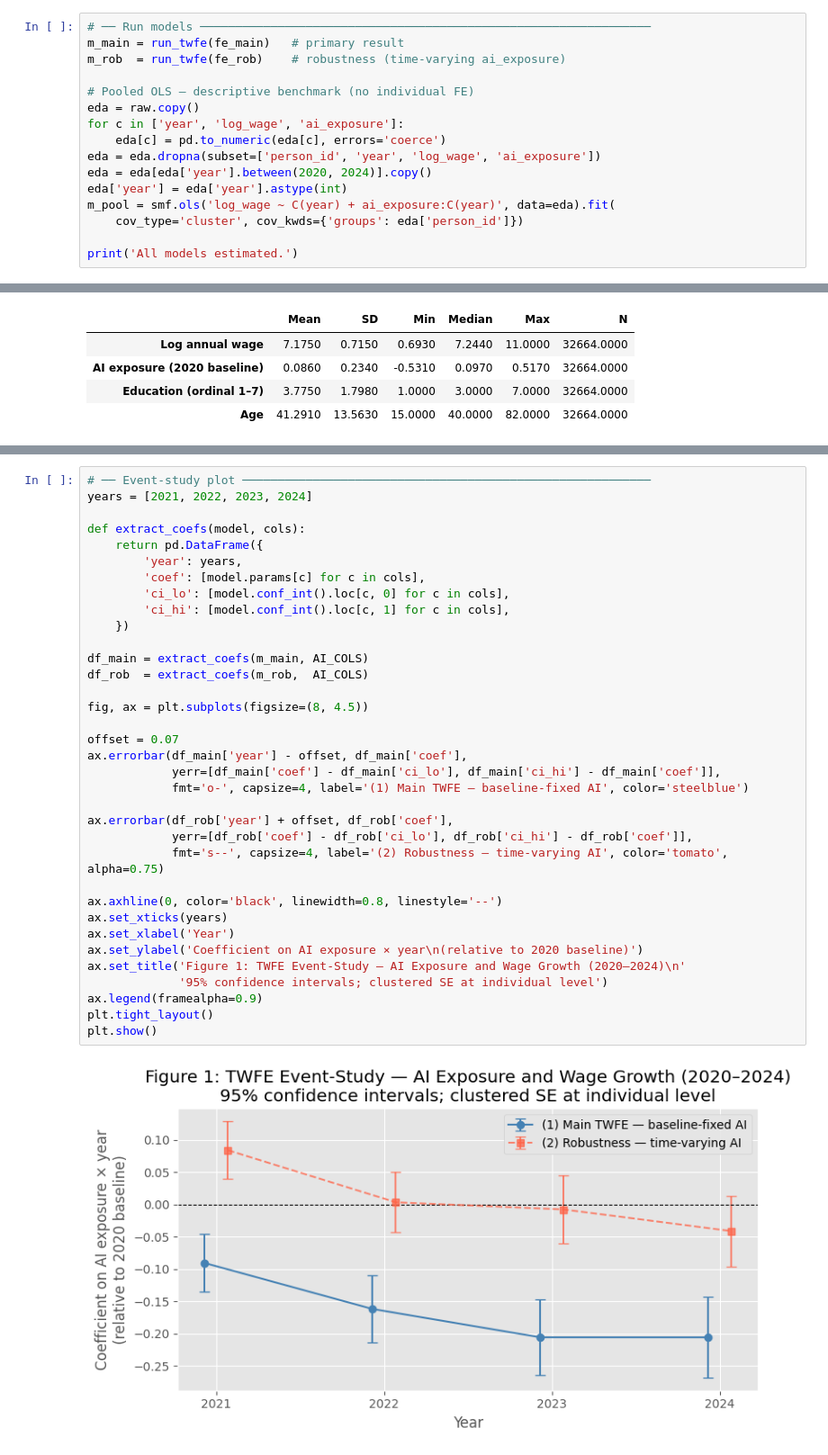
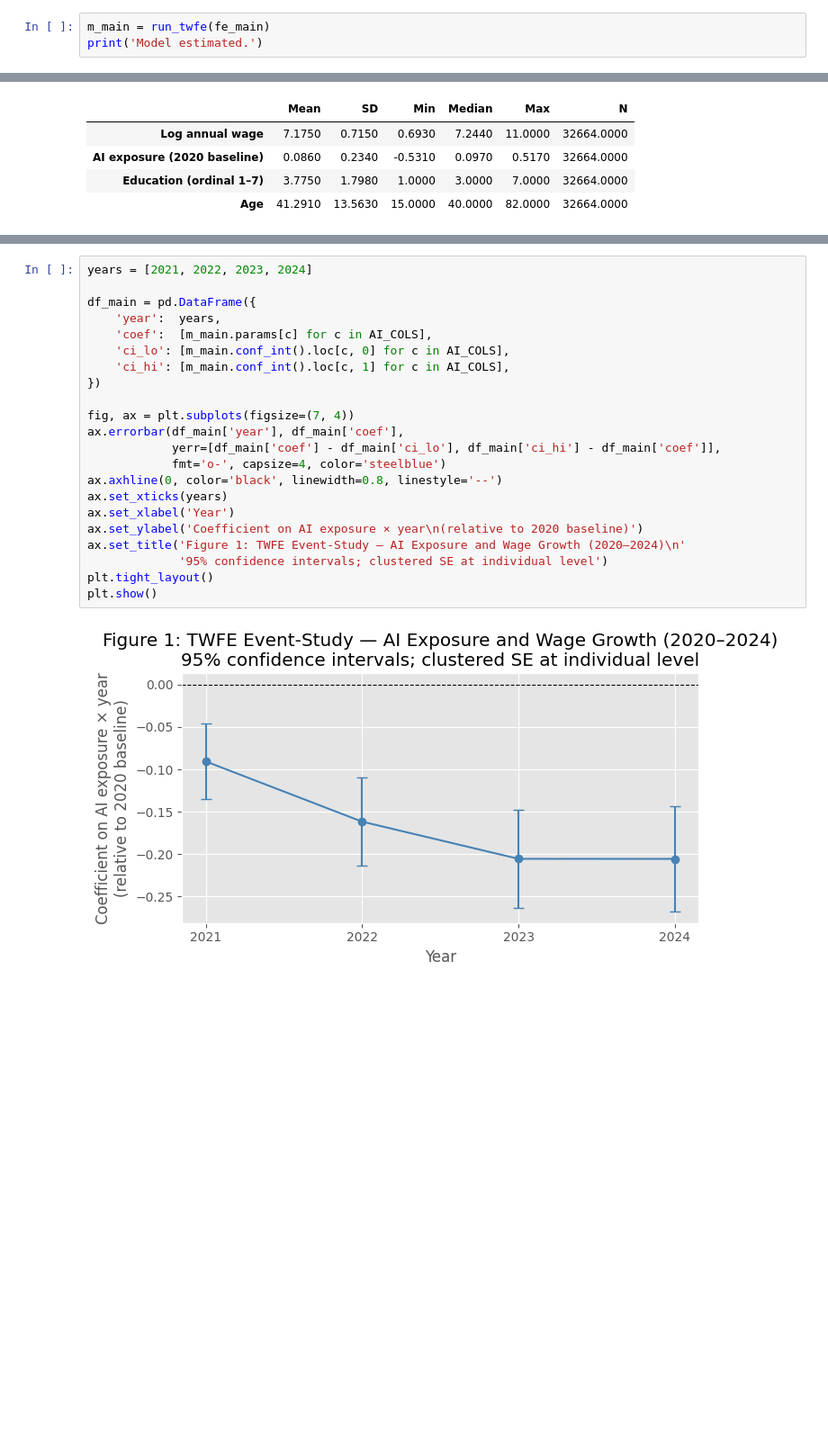
Before and after one commit to TingyingHuang/ECC3479-The-impact-of-AI-exposure-on-wage-growth, a Jupyter notebook: output/primary_analysis.ipynb, the cells around one changed output, grey strips where cells are left out. Shown at 90% size. Saved outputs shown, nothing was run; the diff lists cells and outputs as text; blank space fills up the shorter version.

```diff
--- a/output/primary_analysis.ipynb
+++ b/output/primary_analysis.ipynb
@@ -195,17 +182,4 @@ The cell below estimates the three models compared in Table 1:
 # %%
-# ── Run models ────────────────────────────────────────────────────────────────
-m_main = run_twfe(fe_main)   # primary result
-m_rob  = run_twfe(fe_rob)    # robustness (time-varying ai_exposure)
-
-# Pooled OLS — descriptive benchmark (no individual FE)
-eda = raw.copy()
-for c in ['year', 'log_wage', 'ai_exposure']:
-    eda[c] = pd.to_numeric(eda[c], errors='coerce')
-eda = eda.dropna(subset=['person_id', 'year', 'log_wage', 'ai_exposure'])
-eda = eda[eda['year'].between(2020, 2024)].copy()
-eda['year'] = eda['year'].astype(int)
-m_pool = smf.ols('log_wage ~ C(year) + ai_exposure:C(year)', data=eda).fit(
-    cov_type='cluster', cov_kwds={'groups': eda['person_id']})
-
-print('All models estimated.')
+m_main = run_twfe(fe_main)
+print('Model estimated.')
 # %% [output]
@@ -359,37 +294,24 @@ The cell below produces Figure 1: year-specific AI × year coefficients with 95%
 # %%
-# ── Event-study plot ──────────────────────────────────────────────────────────
 years = [2021, 2022, 2023, 2024]
 
-def extract_coefs(model, cols):
-    return pd.DataFrame({
-        'year': years,
-        'coef': [model.params[c] for c in cols],
-        'ci_lo': [model.conf_int().loc[c, 0] for c in cols],
-        'ci_hi': [model.conf_int().loc[c, 1] for c in cols],
-    })
+df_main = pd.DataFrame({
+    'year':  years,
+    'coef':  [m_main.params[c] for c in AI_COLS],
+    'ci_lo': [m_main.conf_int().loc[c, 0] for c in AI_COLS],
+    'ci_hi': [m_main.conf_int().loc[c, 1] for c in AI_COLS],
+})
 
-df_main = extract_coefs(m_main, AI_COLS)
-df_rob  = extract_coefs(m_rob,  AI_COLS)
-
-fig, ax = plt.subplots(figsize=(8, 4.5))
-
-offset = 0.07
-ax.errorbar(df_main['year'] - offset, df_main['coef'],
+fig, ax = plt.subplots(figsize=(7, 4))
+ax.errorbar(df_main['year'], df_main['coef'],
             yerr=[df_main['coef'] - df_main['ci_lo'], df_main['ci_hi'] - df_main['coef']],
-            fmt='o-', capsize=4, label='(1) Main TWFE — baseline-fixed AI', color='steelblue')
-
-ax.errorbar(df_rob['year'] + offset, df_rob['coef'],
-            yerr=[df_rob['coef'] - df_rob['ci_lo'], df_rob['ci_hi'] - df_rob['coef']],
-            fmt='s--', capsize=4, label='(2) Robustness — time-varying AI', color='tomato', alpha=0.75)
-
+            fmt='o-', capsize=4, color='steelblue')
 ax.axhline(0, color='black', linewidth=0.8, linestyle='--')
 ax.set_xticks(years)
 ax.set_xlabel('Year')
 ax.set_ylabel('Coefficient on AI exposure × year\n(relative to 2020 baseline)')
 ax.set_title('Figure 1: TWFE Event-Study — AI Exposure and Wage Growth (2020–2024)\n'
              '95% confidence intervals; clustered SE at individual level')
-ax.legend(framealpha=0.9)
 plt.tight_layout()
 plt.show()
 # %% [output]
-[figure, old version]
+[figure, new version]
```
Also changed, not shown: parts of 20 cells of this notebook, 3 other files.
